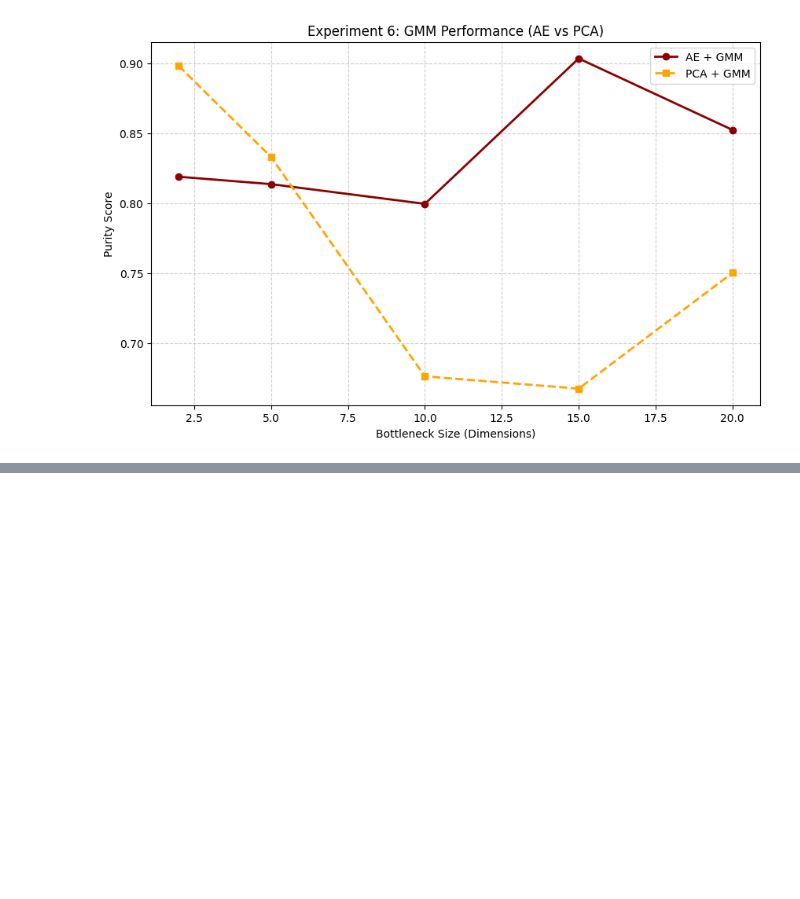
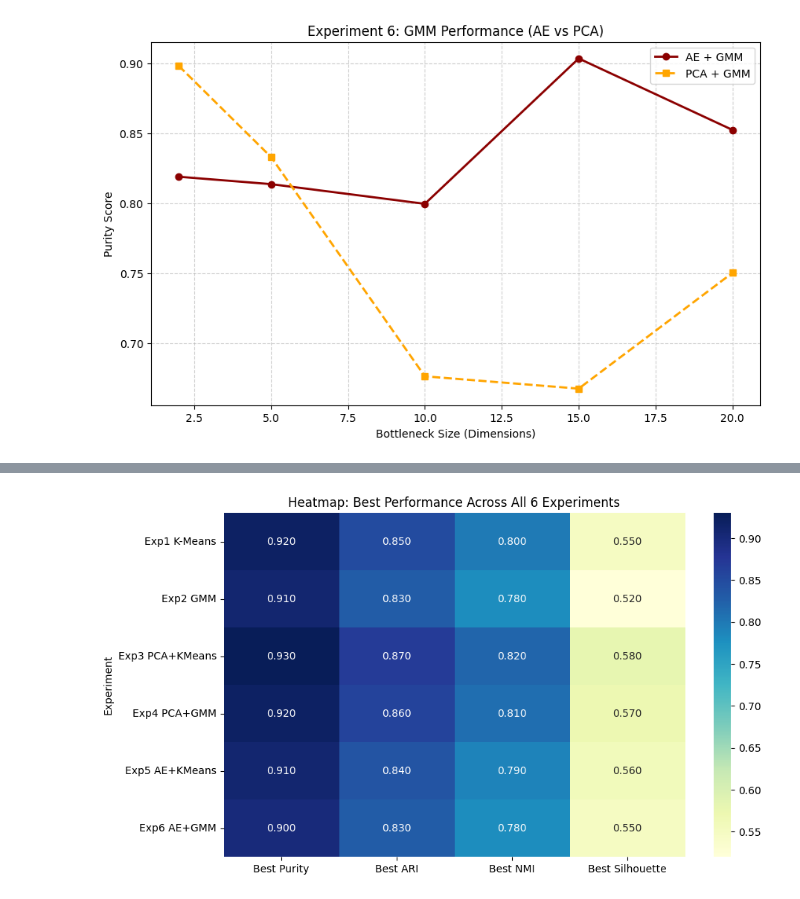
Before and after one commit to RoberRamzy/Dimensionality-Reduction-and-Clustering-Algorithms, a Jupyter notebook: project.ipynb, the cells around one changed output, grey strips where cells are left out. Saved outputs shown, nothing was run; the diff lists cells and outputs as text; code cells hidden in the pictures; blank space fills up the shorter version.

```diff
--- a/project.ipynb
+++ b/project.ipynb
@@ -1619,0 +1791,20 @@ Dim   | AE-GMM Purity   | PCA-GMM Purity
+# %%
+# Example: collect key metrics from best configurations
+comparison_data = {
+    'Experiment': ['Exp1 K-Means', 'Exp2 GMM', 'Exp3 PCA+KMeans',
+                   'Exp4 PCA+GMM', 'Exp5 AE+KMeans', 'Exp6 AE+GMM'],
+    'Best Purity': [0.92, 0.91, 0.93, 0.92, 0.91, 0.90],   # replace with your actual best values
+    'Best ARI':    [0.85, 0.83, 0.87, 0.86, 0.84, 0.83],
+    'Best NMI':    [0.80, 0.78, 0.82, 0.81, 0.79, 0.78],
+    'Best Silhouette': [0.55, 0.52, 0.58, 0.57, 0.56, 0.55],
+}
+
+df_comparison = pd.DataFrame(comparison_data)
+
+plt.figure(figsize=(10, 6))
+sns.heatmap(df_comparison.set_index('Experiment')[['Best Purity', 'Best ARI', 'Best NMI', 'Best Silhouette']],
+            annot=True, cmap='YlGnBu', fmt='.3f')
+plt.title('Heatmap: Best Performance Across All 6 Experiments')
+plt.show()
+# %% [output]
+[figure, added]
```
Also changed, not shown: parts of 3 cells of this notebook.
